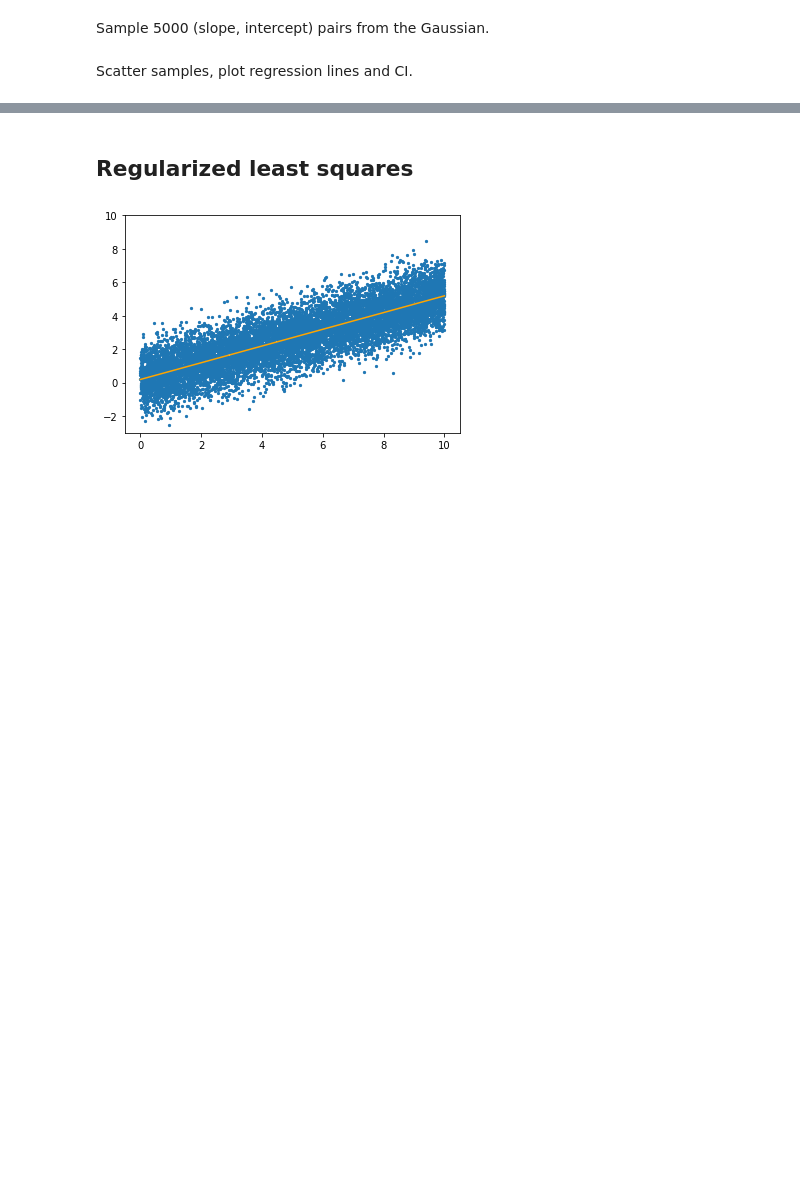
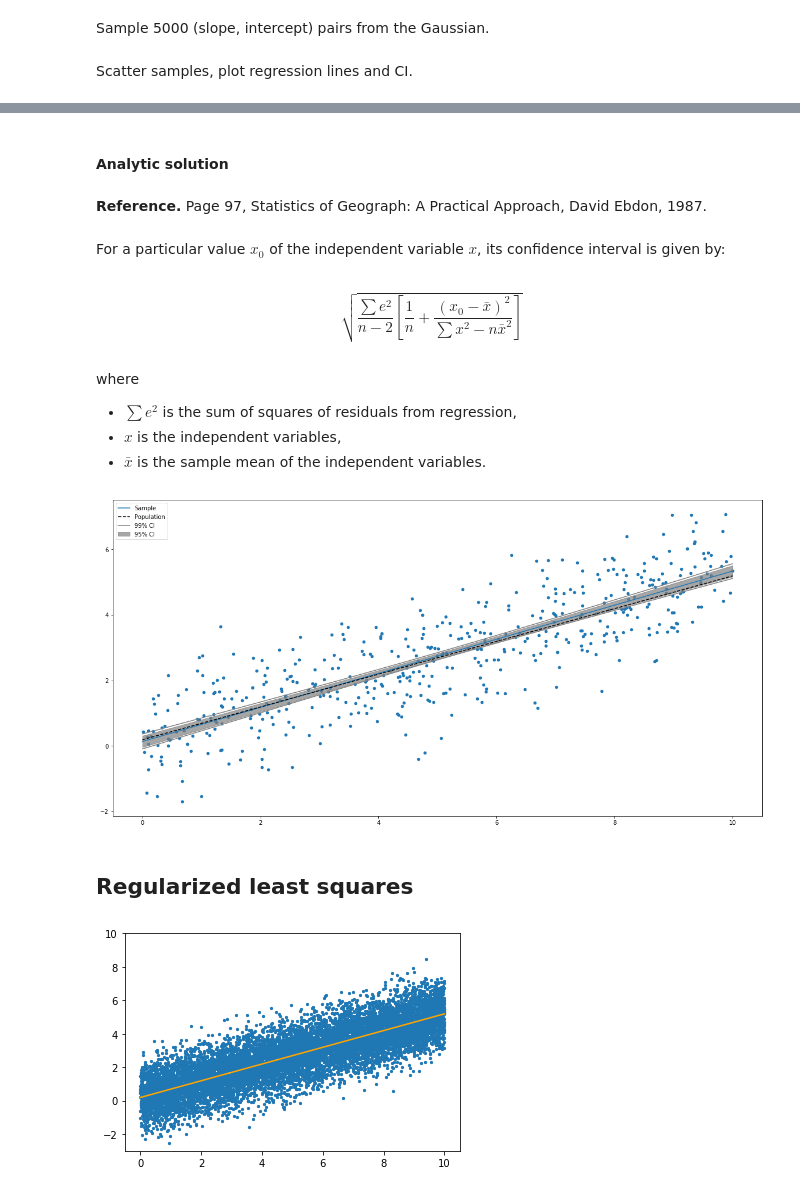
Before and after one commit to zhihanyang2022/bishop1995_notes, a Jupyter notebook: c3_single_layer_networks/least_square_method/least_square_method_demo.ipynb, the cells around one changed output, grey strips where cells are left out. Saved outputs shown, nothing was run; the diff lists cells and outputs as text; code cells hidden in the pictures; blank space fills up the shorter version.

```diff
--- a/c3_single_layer_networks/least_square_method/least_square_method_demo.ipynb
+++ b/c3_single_layer_networks/least_square_method/least_square_method_demo.ipynb
@@ -227 +244,52 @@ plt.show()
+# %% [markdown]
+#### Analytic solution
+# %% [markdown]
+**Reference.** Page 97, Statistics of Geograph: A Practical Approach, David Ebdon, 1987.
+# %% [markdown]
+For a particular value $x_0$ of the independent variable $x$, its confidence interval is given by:
+# %% [markdown]
+$$\sqrt{\frac{\sum e^{2}}{n-2}\left[\frac{1}{n}+\frac{\left(x_{0}-\bar{x}\right)^{2}}{\sum x^{2}-n \bar{x}^{2}}\right]}$$
+# %% [markdown]
+where
+- $\sum e^2$ is the sum of squares of residuals from regression,
+- $x$ is the independent variables,
+- $\bar{x}$ is the sample mean of the independent variables.
+# %%
+sum_of_squared_xs = np.sum(PHI_samp[:,0] ** 2)
+# %%
+SEs = np.sqrt(
+    (sum_of_squared_residuals / (n - 2)) *
+    (1 / n + (xs - samp_mean) ** 2 / (sum_of_squared_xs - n * samp_mean ** 2))
+)
+# %%
+t_97dot5 = t.ppf(0.975, df=n-2)
+t_99dot5 = t.ppf(0.995, df=n-2)
+# %%
+yhats = samp_slope * xs + samp_intercept
+
+uppers_95 = yhats + t_97dot5 * SEs
+lowers_95 = yhats - t_97dot5 * SEs
+
+uppers_99 = yhats + t_99dot5 * SEs
+lowers_99 = yhats - t_99dot5 * SEs
+# %%
+plt.figure(figsize=(20, 10))
+
+plt.scatter(PHI_samp[:,0], T_samp.reshape(-1), s=20)  # sample
+
+granularity = 1000
+xs = np.linspace(0, 10, granularity)
+
+plt.plot(xs, samp_slope  * xs + samp_intercept, label='Sample')  # sample regression line
+plt.plot(xs, pop_slope   * xs + pop_intercept, '--', color='black', label='Population')  # population regression line
+
+plt.fill_between(xs, lowers_95, uppers_95, color='grey', alpha=0.7, label='95% CI')
+
+plt.plot(xs, uppers_99, color='grey', label='99% CI')
+plt.plot(xs, lowers_99, color='grey')
+
+plt.legend()
+plt.show()
+# %% [output]
+[figure, added]
 # %% [markdown]
```
Also changed, not shown: parts of 22 cells of this notebook.
